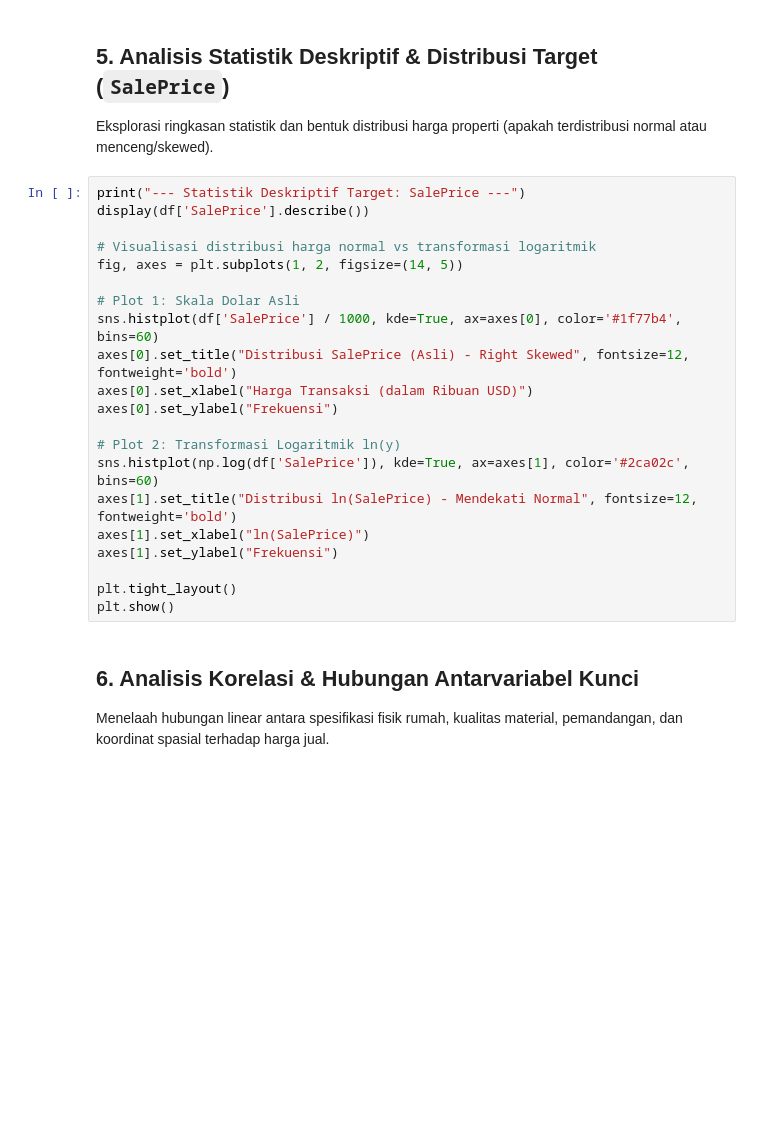
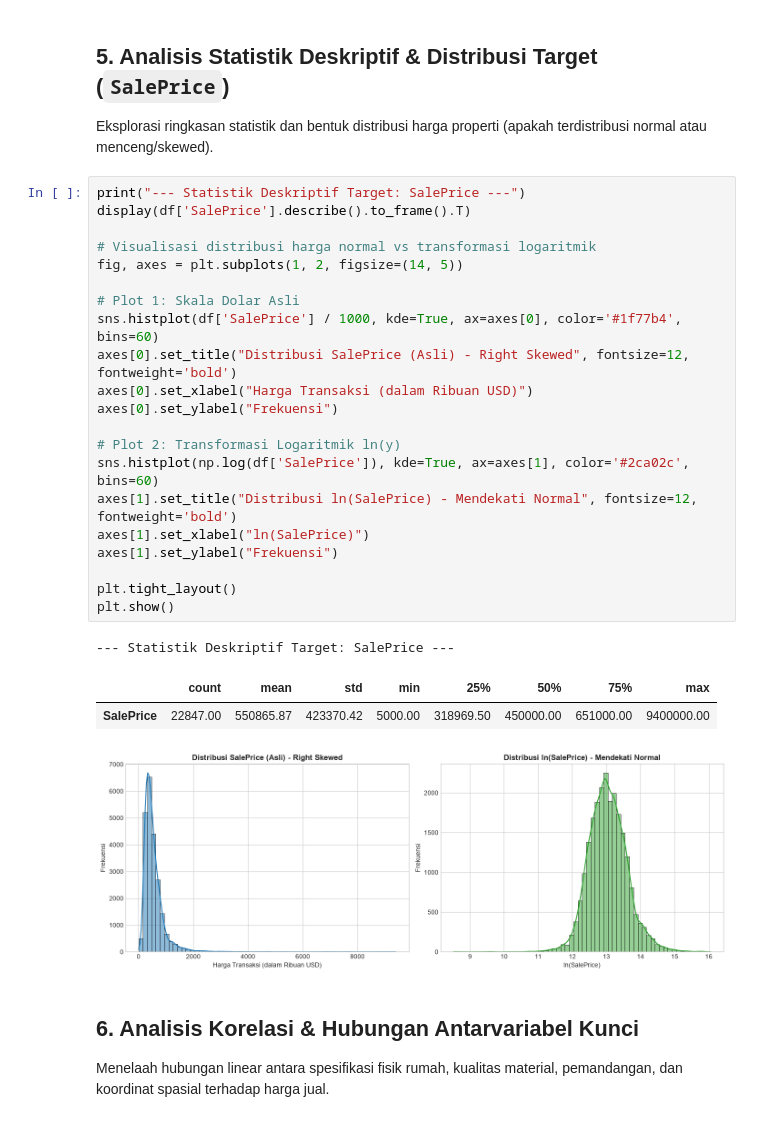
Before and after one commit to ramadhan-imanur/kingcounty-avm-realestate, a Jupyter notebook: notebooks/01_eda.ipynb, the cells around one changed output. Drawn from its saved outputs; the diff is of its cells as text; blank space fills up the shorter version.

```diff
--- a/notebooks/01_eda.ipynb
+++ b/notebooks/01_eda.ipynb
@@ -62,25 +110,30 @@ print("Missing Y (Northing):", df['Y'].isnull().sum())
 Eksplorasi ringkasan statistik dan bentuk distribusi harga properti (apakah terdistribusi normal atau menceng/skewed).
 # %%
 print("--- Statistik Deskriptif Target: SalePrice ---")
-display(df['SalePrice'].describe())
+display(df['SalePrice'].describe().to_frame().T)
 
 # Visualisasi distribusi harga normal vs transformasi logaritmik
 fig, axes = plt.subplots(1, 2, figsize=(14, 5))
 
 # Plot 1: Skala Dolar Asli
 sns.histplot(df['SalePrice'] / 1000, kde=True, ax=axes[0], color='#1f77b4', bins=60)
 axes[0].set_title("Distribusi SalePrice (Asli) - Right Skewed", fontsize=12, fontweight='bold')
 axes[0].set_xlabel("Harga Transaksi (dalam Ribuan USD)")
 axes[0].set_ylabel("Frekuensi")
 
 # Plot 2: Transformasi Logaritmik ln(y)
 sns.histplot(np.log(df['SalePrice']), kde=True, ax=axes[1], color='#2ca02c', bins=60)
 axes[1].set_title("Distribusi ln(SalePrice) - Mendekati Normal", fontsize=12, fontweight='bold')
 axes[1].set_xlabel("ln(SalePrice)")
 axes[1].set_ylabel("Frekuensi")
 
 plt.tight_layout()
 plt.show()
+# %% [output]
+--- Statistik Deskriptif Target: SalePrice ---
+|  | count | mean | std | min | 25% | 50% | 75% | max |
+| SalePrice | 22847.00 | 550865.87 | 423370.42 | 5000.00 | 318969.50 | 450000.00 | 651000.00 | 9400000.00 |
+[figure, added]
 # %% [markdown]
 ## 6. Analisis Korelasi & Hubungan Antarvariabel Kunci
 Menelaah hubungan linear antara spesifikasi fisik rumah, kualitas material, pemandangan, dan koordinat spasial terhadap harga jual.
```
Also changed, not shown: parts of 7 cells of this notebook, 17 other files.
